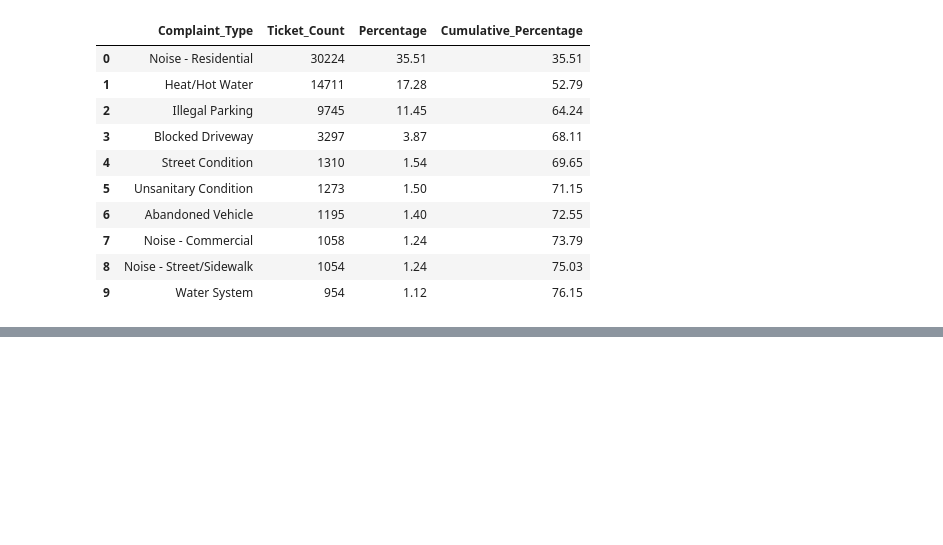
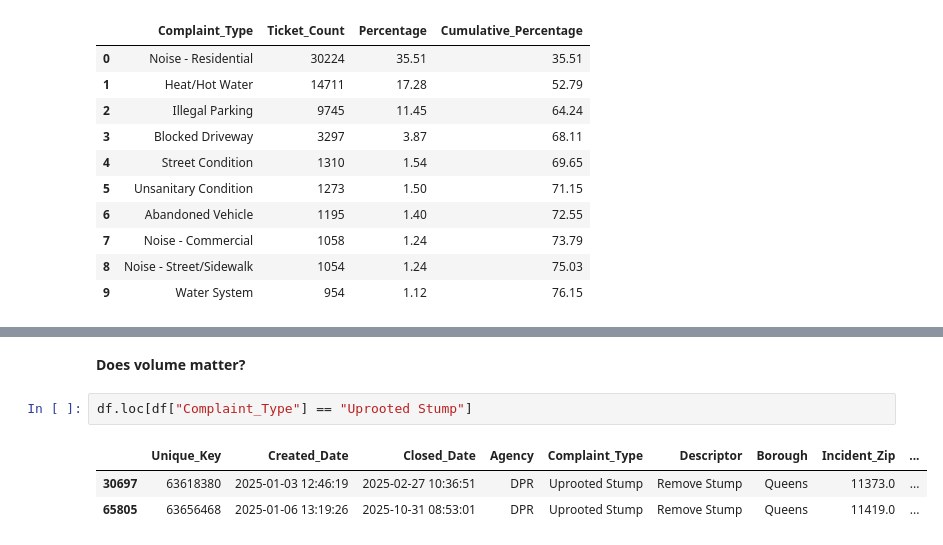
Before and after one commit to JunayedMh/nyc-311-resolution-time-analysis, a Jupyter notebook: notebook/EDA.ipynb, the cells around one changed output, grey strips where cells are left out. Saved outputs shown, nothing was run; the diff lists cells and outputs as text; blank space fills up the shorter version.

```diff
--- a/notebook/EDA.ipynb
+++ b/notebook/EDA.ipynb
@@ -341,0 +362,8 @@ complaint_dist.head(10)
+# %% [markdown]
+**Does volume matter?**
+# %%
+df.loc[df["Complaint_Type"] == "Uprooted Stump"]
+# %% [output]
+|  | Unique_Key | Created_Date | Closed_Date | Agency | Complaint_Type | Descriptor | Borough | Incident_Zip | ... |
+| 30697 | 63618380 | 2025-01-03 12:46:19 | 2025-02-27 10:36:51 | DPR | Uprooted Stump | Remove Stump | Queens | 11373.0 | ... |
+| 65805 | 63656468 | 2025-01-06 13:19:26 | 2025-10-31 08:53:01 | DPR | Uprooted Stump | Remove Stump | Queens | 11419.0 | ... |
```
Also changed, not shown: parts of 4 cells of this notebook.
